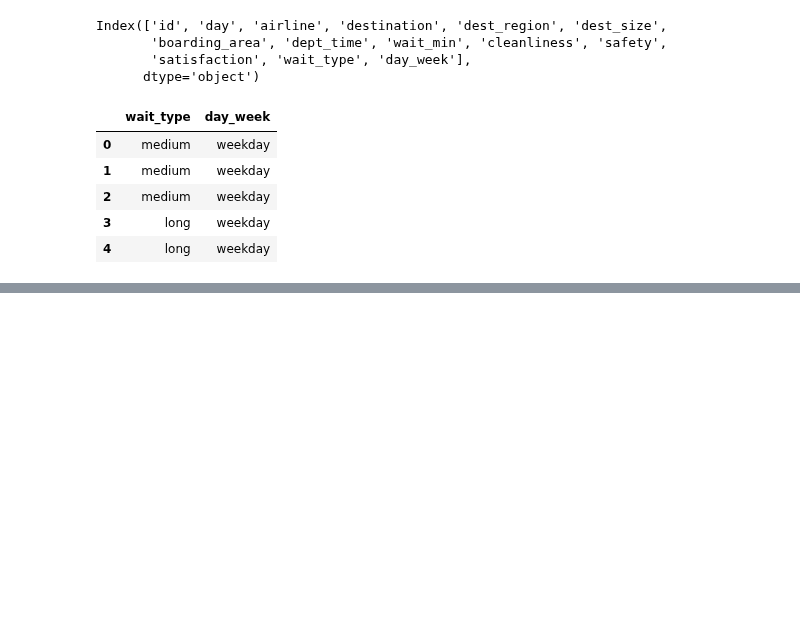
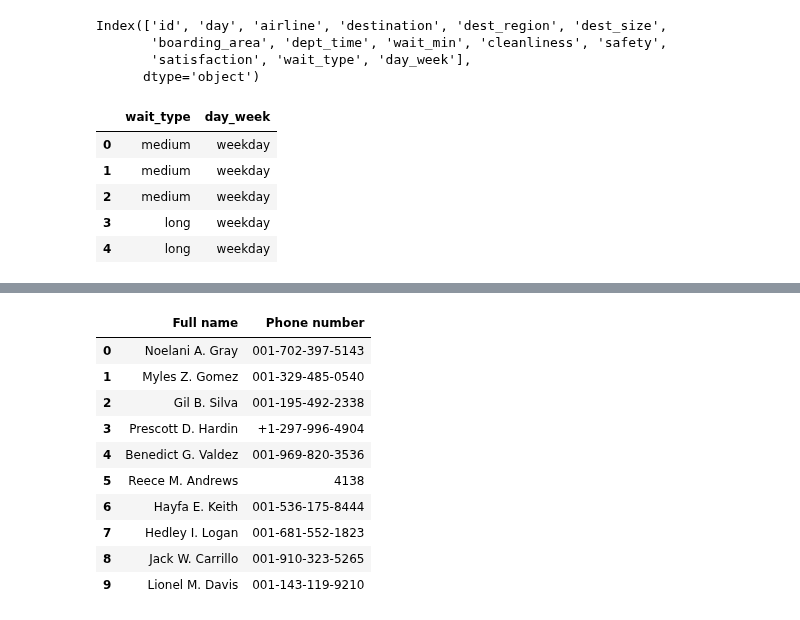
Before and after one commit to MichaelSzczepaniak/DataCamp, a Jupyter notebook: Tracks/Associate Data Scientist/20 Cleaning Data in Python/CleaningData.ipynb, the cells around one changed output, grey strips where cells are left out. Drawn from its saved outputs; the diff is of its cells as text; code cells hidden in the pictures; blank space fills up the shorter version.

Commit message:
start section on cleaning text data and simple regex

```diff
--- a/Tracks/Associate Data Scientist/20 Cleaning Data in Python/CleaningData.ipynb
+++ b/Tracks/Associate Data Scientist/20 Cleaning Data in Python/CleaningData.ipynb
@@ -494,0 +502,15 @@ Index(['id', 'day', 'airline', 'destination', 'dest_region', 'dest_size',
+# %%
+phones = pd.read_csv("./data/phones.csv", header=0)
+phones  # row 3: inconsistent data format, row 5: length violation
+# %% [output]
+|  | Full name | Phone number |
+| 0 | Noelani A. Gray | 001-702-397-5143 |
+| 1 | Myles Z. Gomez | 001-329-485-0540 |
+| 2 | Gil B. Silva | 001-195-492-2338 |
+| 3 | Prescott D. Hardin | +1-297-996-4904 |
+| 4 | Benedict G. Valdez | 001-969-820-3536 |
+| 5 | Reece M. Andrews | 4138 |
+| 6 | Hayfa E. Keith | 001-536-175-8444 |
+| 7 | Hedley I. Logan | 001-681-552-1823 |
+| 8 | Jack W. Carrillo | 001-910-323-5265 |
+| 9 | Lionel M. Davis | 001-143-119-9210 |
```
Also changed, not shown: parts of 8 cells of this notebook, 2 other files.
